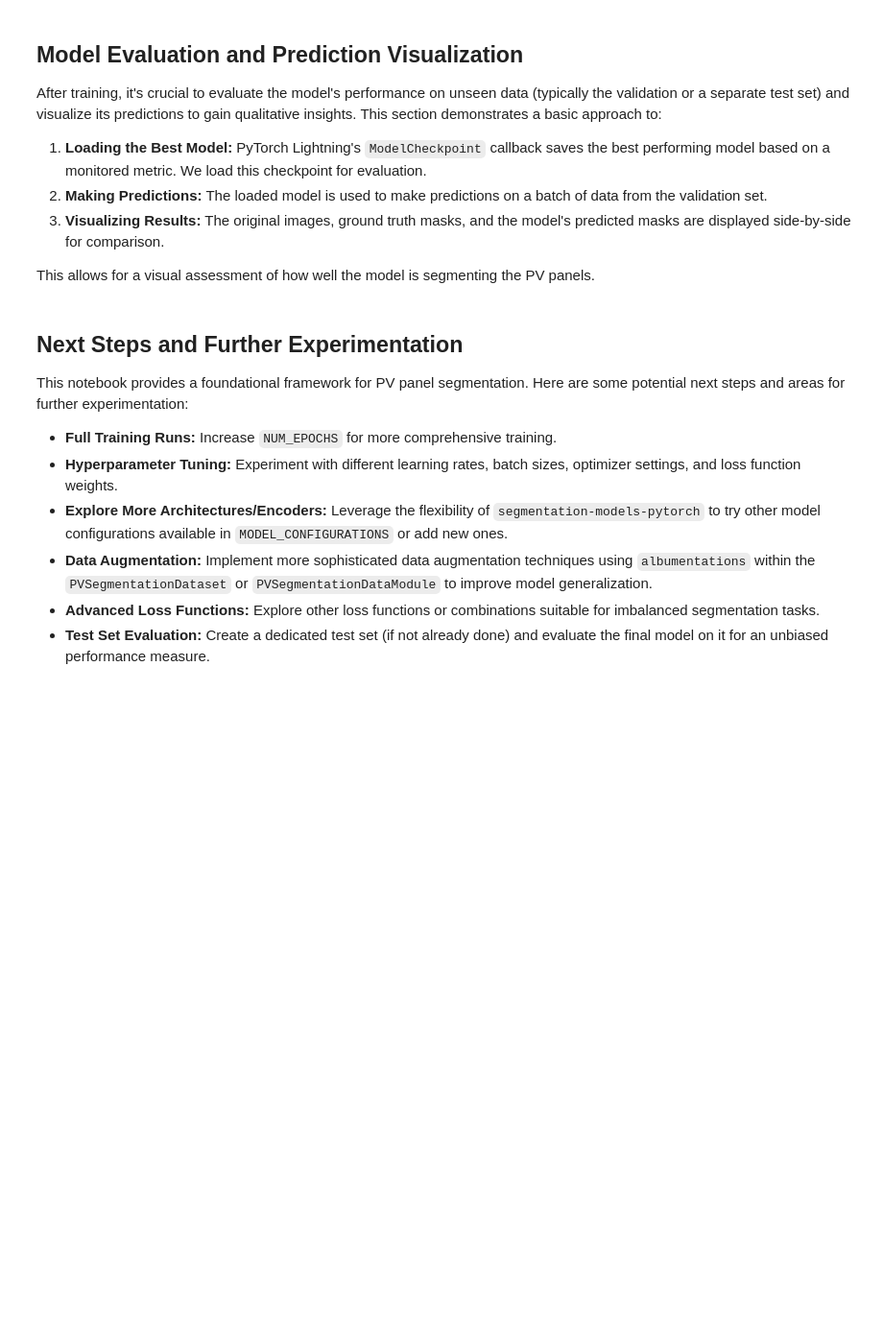
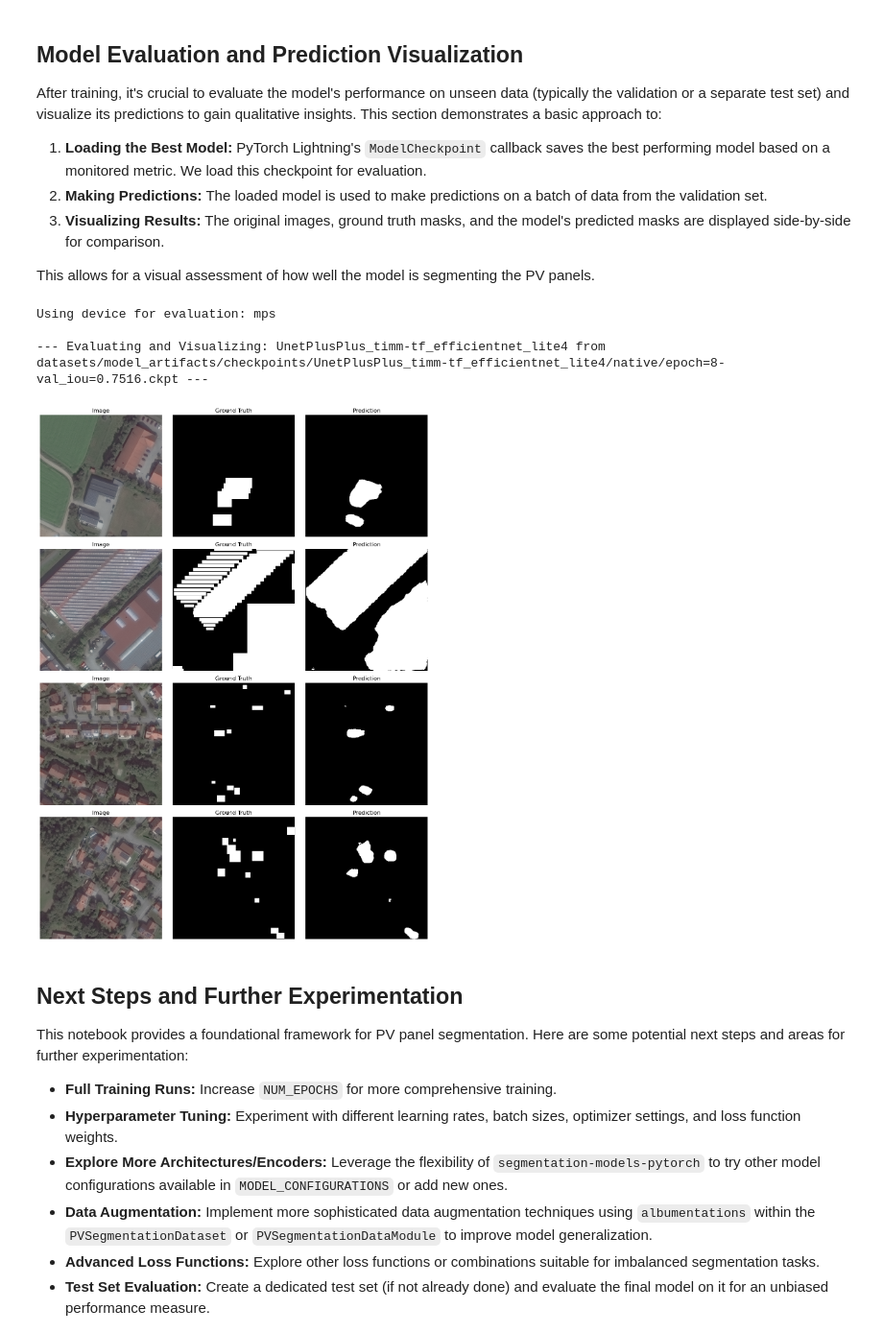
Before and after one commit to avega17/CCOM_MS_Coursework, a Jupyter notebook: pv_segm_smp_baselines.ipynb, the cells around one changed output. Shown at 96% size. Drawn from its saved outputs; the diff is of its cells as text; code cells hidden in the pictures; blank space fills up the shorter version.

```diff
--- a/pv_segm_smp_baselines.ipynb
+++ b/pv_segm_smp_baselines.ipynb
@@ -682,7 +797,7 @@ if data_module and MODEL_CONFIGURATIONS:
         DEVICE_EVAL = torch.device("cpu")
     print(f"Using device for evaluation: {DEVICE_EVAL}")
 
-    checkpoint_dir = Path(f"checkpoints/{first_config_name}/")
+    eval_resolution_type = SELECTED_RESOLUTION_TYPE
     if checkpoint_dir.exists():
         ckpt_files = sorted(list(checkpoint_dir.glob("*.ckpt")), key=os.path.getmtime, reverse=True)
         if ckpt_files:
@@ -692,36 +807,68 @@ if data_module and MODEL_CONFIGURATIONS:
                 eval_model = PVSegmentationTask.load_from_checkpoint(best_model_path_eval, map_location=DEVICE_EVAL)
                 eval_model.to(DEVICE_EVAL) # Ensure model is on the correct device
                 eval_model.eval()
-                val_loader_eval = data_module.val_dataloader()
+
+                current_eval_patch_size = 416 if eval_resolution_type == 'native' else 832
+                # Check if DataModule needs re-setup for the evaluation resolution/patch size
+                dm_params_match = (hasattr(data_module, 'patch_size_tuple') and
+                                   data_module.patch_size_tuple == (current_eval_patch_size, current_eval_patch_size) and
+                                   Path(data_module.image_dir).name == f"image_chips_{eval_resolution_type}")
+
+                if not dm_params_match:
+                    print(f"Re-setting up DataModule for evaluation: resolution {eval_resolution_type}, patch size {current_eval_patch_size}")
+                    # Determine correct IMAGE_PARENT_DIR and MASK_PARENT_DIR for eval if they changed
+                    eval_image_dir = IMAGE_PARENT_DIR / f"image_chips_{eval_resolution_type}"
+                    eval_mask_dir = MASK_PARENT_DIR / f"masks_{eval_resolution_type}"
+
+                    data_module_eval = PVSegmentationDataModule(
+                        image_dir=str(eval_image_dir), mask_dir=str(eval_mask_dir),
+                        batch_size=BATCH_SIZE, num_workers=NUM_WORKERS,
+                        val_split_ratio=VAL_SPLIT_RATIO, # or 0.99 for nearly all data if just for viz
+                        patch_size_pixels_dm=current_eval_patch_size,
+                        in_channels_dm=IN_CHANNELS
+                    )
+                    data_module_eval.prepare_data()
+                    data_module_eval.setup(stage='fit') # or 'test' if you have a test_dataloader
+                    val_loader_eval = data_module_eval.val_dataloader()
+                    dm_for_viz = data_module_eval
+                else:
+                    val_loader_eval = data_module.val_dataloader()
+                    dm_for_viz = data_module
+
                 if val_loader_eval and len(val_loader_eval) > 0:
                     images_eval, masks_gt_eval = next(iter(val_loader_eval))
                     images_eval = images_eval.to(DEVICE_EVAL) # Move images to device
 
                     with torch.no_grad():
                         masks_pred_eval = eval_model(images_eval).cpu() # Move predictions to CPU for numpy/PIL
 
                     unnorm_transform = transforms.Compose([
                         transforms.Normalize(mean=[0.]*IN_CHANNELS, std=[1/s for s in data_module.imagenet_std]),
                         transforms.Normalize(mean=[-m for m in data_module.imagenet_mean], std=[1.]*IN_CHANNELS),
                         transforms.ToPILImage()
                     ])
                     masks_gt_pil = [transforms.ToPILImage()(m.cpu()) for m in masks_gt_eval]
                     if eval_model.hparams.activation is None: masks_pred_eval = torch.sigmoid(masks_pred_eval)
                     masks_pred_binary_pil = [transforms.ToPILImage()((m > 0.5).float().cpu()) for m in masks_pred_eval]
 
                     num_to_show = min(4, images_eval.size(0))
                     fig, axes = plt.subplots(num_to_show, 3, figsize=(12, num_to_show * 4))
                     if num_to_show == 1: axes = np.array([axes]) # Ensure axes is always 2D for consistent indexing
                     for i in range(num_to_show):
                         img_pil = unnorm_transform(images_eval[i].cpu()) # Move image to CPU before unnorm
                         axes[i, 0].imshow(img_pil); axes[i, 0].set_title("Image"); axes[i, 0].axis('off')
                         axes[i, 1].imshow(masks_gt_pil[i], cmap='gray'); axes[i, 1].set_title("Ground Truth"); axes[i, 1].axis('off')
                         axes[i, 2].imshow(masks_pred_binary_pil[i], cmap='gray'); axes[i, 2].set_title("Prediction"); axes[i, 2].axis('off')
                     plt.tight_layout(); plt.show()
                 else: print("Validation dataloader not available or empty for visualization.")
             except Exception as e: print(f"Error during eval/viz of {first_config_name}: {e}"); import traceback; traceback.print_exc()
         else: print(f"No checkpoint file found in {checkpoint_dir} for {first_config_name}.")
     else: print(f"Checkpoint directory not found for {first_config_name}. Train first.")
+# %% [output]
+Using device for evaluation: mps
+
+--- Evaluating and Visualizing: UnetPlusPlus_timm-tf_efficientnet_lite4 from datasets/model_artifacts/checkpoints/UnetPlusPlus_timm-tf_efficientnet_lite4/native/epoch=8-val_iou=0.7516.ckpt ---
+[figure, added]
 # %% [markdown]
 ## Next Steps and Further Experimentation
 
```
Also changed, not shown: parts of 33 cells of this notebook, 7 other files.
